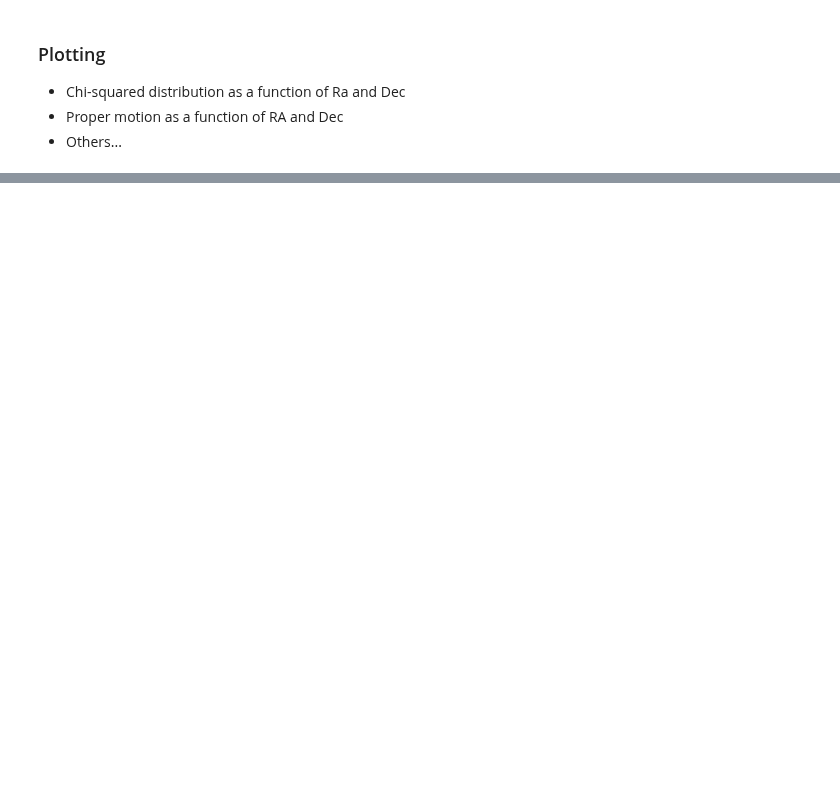
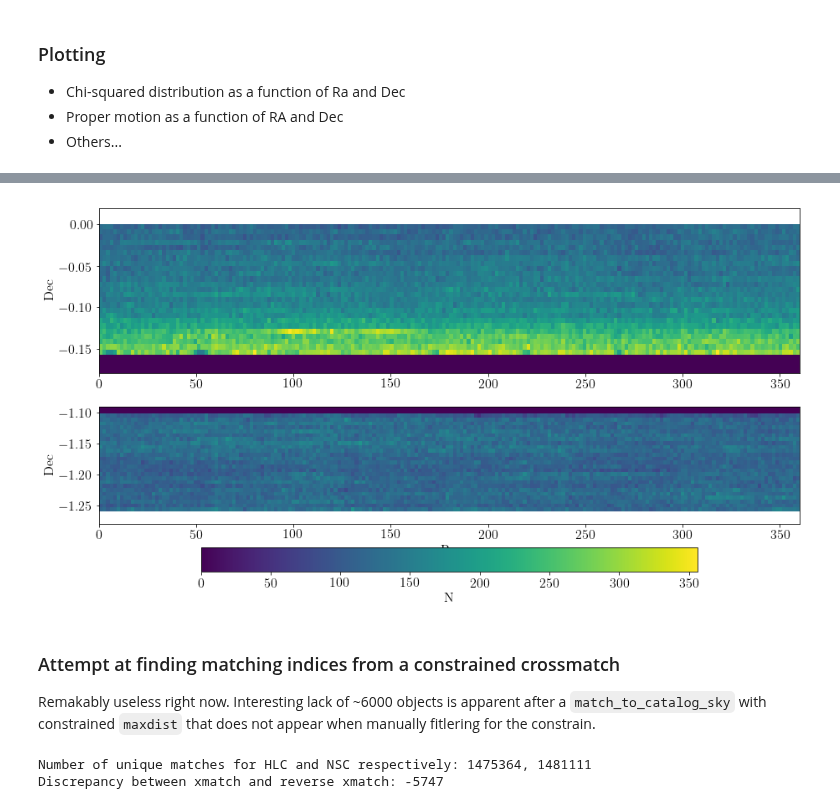
Before and after one commit to dirac-institute/uw-astr598-w18, a Jupyter notebook: homeworks/group1/ASTR598_Astrostatistics_HW2_Group1.ipynb, the cells around one changed output, grey strips where cells are left out. Cells and saved outputs as stored; diff of their text form; code cells hidden in the pictures; blank space fills up the shorter version.

```diff
--- a/homeworks/group1/ASTR598_Astrostatistics_HW2_Group1.ipynb
+++ b/homeworks/group1/ASTR598_Astrostatistics_HW2_Group1.ipynb
@@ -228,0 +325,27 @@ Number of matched objects in HLC data: 3218120 and NSC data: 1481111
+# %%
+fig, ax = plt.subplots(2, 1, figsize=(15, 8))
+ax[0].imshow(N, origin='lower', aspect="auto", extent=[xedge[0], xedge[-1], yedge[0], yedge[-1]])
+ax[0].set_ylim(-0.18, 0.02)
+
+i = ax[1].imshow(N, origin='lower', aspect="auto", extent=[xedge[0], xedge[-1], yedge[0], yedge[-1]])
+ax[1].set_ylim(-1.28, -1.09)
+
+ax[0].set_ylabel("Dec")
+ax[1].set_ylabel("Dec")
+ax[1].set_xlabel("Ra")
+plt.colorbar(mappable=i, ax=ax[1], pad=0.14, orientation='horizontal', label="N")
+plt.show()
+# %% [output]
+[figure, added]
+# %% [markdown]
+### Attempt at finding matching indices from a constrained crossmatch
+
+Remakably useless right now. Interesting lack of ~6000 objects is apparent after a `match_to_catalog_sky` with constrained `maxdist` that does not appear when manually fitlering for the constrain.
+# %%
+d = np.unique(hlc2nsc_mask_1arcsec)
+e = np.unique(nsc2hlc_mask_1arcsec)
+print "Number of unique matches for HLC and NSC respectively: {0}, {1}".format(len(hlc.iloc[d]), len(nsc.iloc[nsc2hlc_mask_1arcsec]))
+print "Discrepancy between xmatch and reverse xmatch: {0}".format(len(hlc.iloc[d]) - len(nsc.iloc[nsc2hlc_mask_1arcsec]))
+# %% [output]
+Number of unique matches for HLC and NSC respectively: 1475364, 1481111
+Discrepancy between xmatch and reverse xmatch: -5747
```
Also changed, not shown: parts of 13 cells of this notebook.
